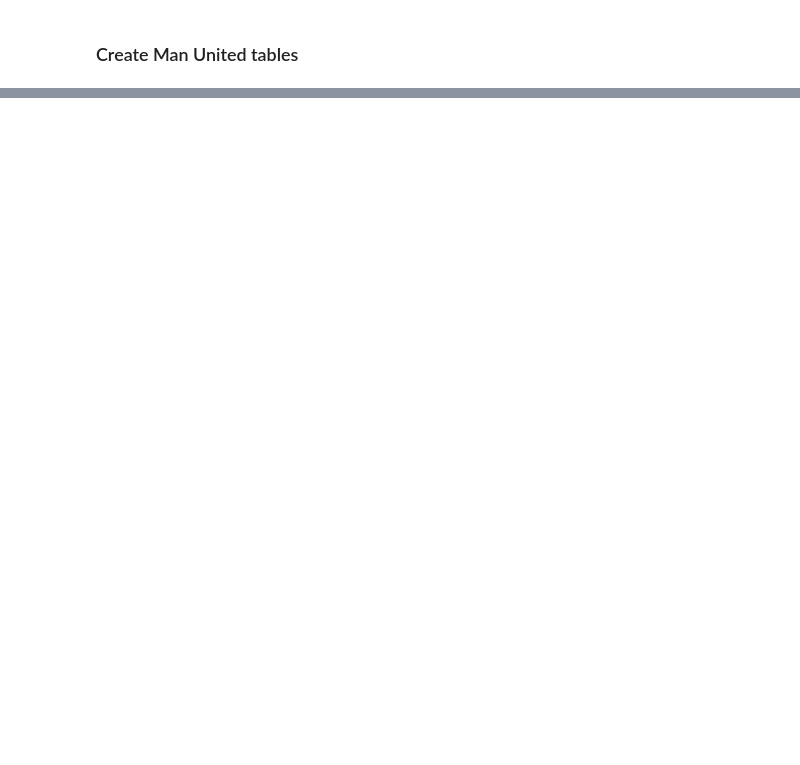
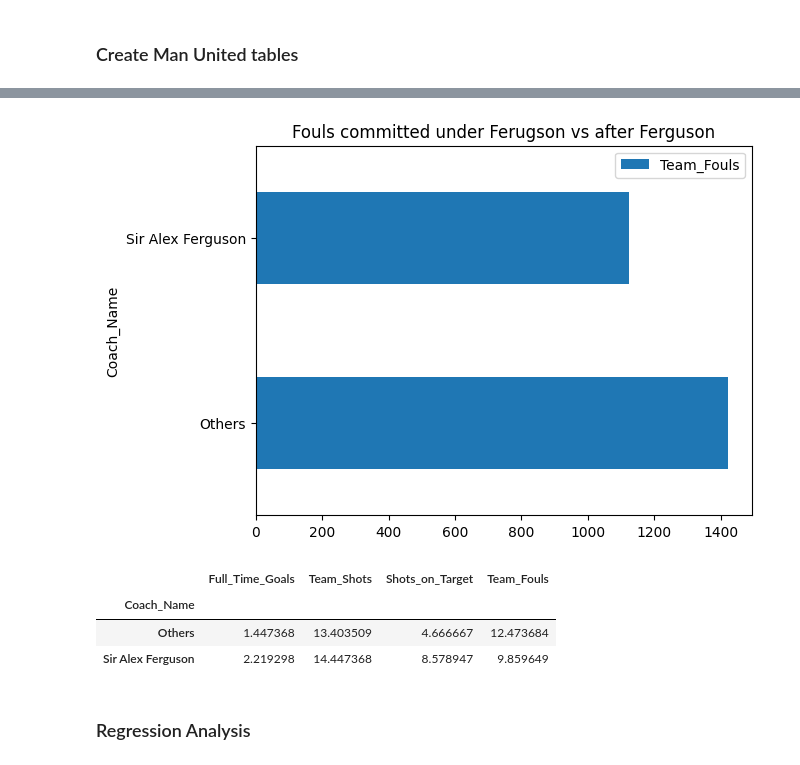
Before and after one commit to SegunAwe05/INST447_Final_Project, a Jupyter notebook: 447_final.ipynb, the cells around one changed output, grey strips where cells are left out. Cells and saved outputs as stored; diff of their text form; code cells hidden in the pictures; blank space fills up the shorter version.

```diff
--- a/447_final.ipynb
+++ b/447_final.ipynb
@@ -173,0 +220,15 @@ Ekow needs
+# %%
+numerical_toals.plot.barh(y="Team_Fouls", title="Fouls committed under Ferugson vs after Ferguson")
+plt.show()
+# %% [output]
+[figure, added]
+# %%
+numerical_avg = manu_total.groupby('Coach_Name')['Full_Time_Goals', 'Team_Shots', 'Shots_on_Target', 'Team_Fouls'].mean()
+numerical_avg.head()
+# %% [output]
+|  | Full_Time_Goals | Team_Shots | Shots_on_Target | Team_Fouls |
+| Coach_Name |  |  |  |  |
+| Others | 1.447368 | 13.403509 | 4.666667 | 12.473684 |
+| Sir Alex Ferguson | 2.219298 | 14.447368 | 8.578947 | 9.859649 |
+# %% [markdown]
+### Regression Analysis
```
Also changed, not shown: parts of 29 cells of this notebook.
